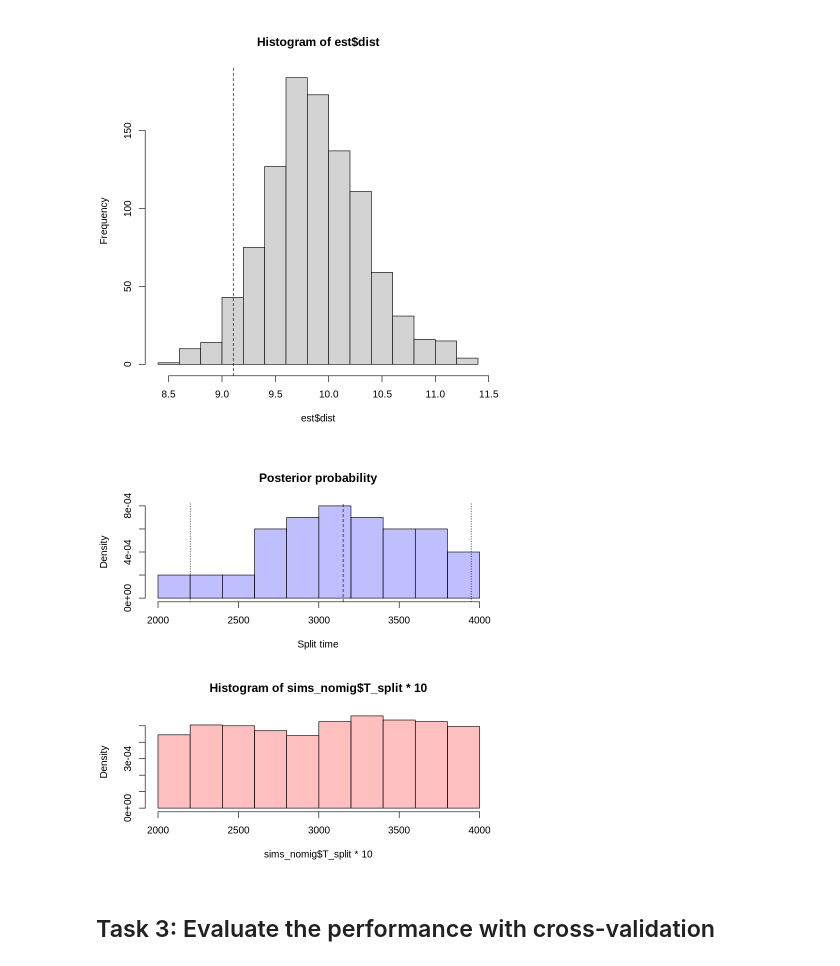
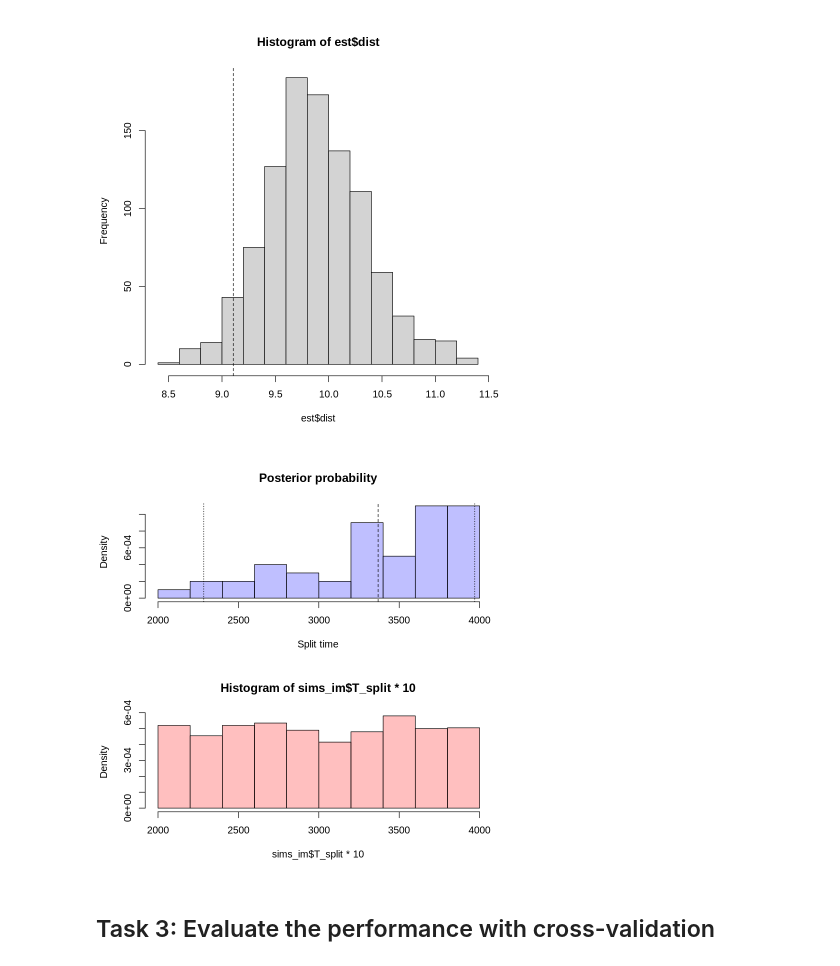
Before and after one commit to manolofperez/Physalia_MLPopGen, a Jupyter notebook: 2026/Day1/Notebooks/practical_ABC_Rscripts.ipynb, the cells around one changed output. Drawn from its saved outputs; the diff is of its cells as text; code cells hidden in the pictures.

```diff
--- a/2026/Day1/Notebooks/practical_ABC_Rscripts.ipynb
+++ b/2026/Day1/Notebooks/practical_ABC_Rscripts.ipynb
@@ -189,20 +189,20 @@ abline(v=max(est$dist[which(est$region)]), lty=2)
 # %%
 # posterior distribution
 par(mfrow=c(2,1))
-hist(est$unadj.values * 10, freq=FALSE, xlim=range(sims_nomig$T_split * 10), col=rgb(0,0,1,1/4), main="Posterior probability", xlab="Split time")
+hist(est$unadj.values * 10, freq=FALSE, xlim=range(sims_im$T_split * 10), col=rgb(0,0,1,1/4), main="Posterior probability", xlab="Split time")
 
 # MAP
 map <- mean(est$unadj.values * 10)
 abline(v=map, lty=2)
 
 # confidence intervals
 hpd <- quantile(x=est$unadj.values * 10, probs=c(0.025,0.975))
 abline(v=hpd, lty=3)
 
 # prior
-hist(sims_nomig$T_split * 10, freq=FALSE, xlim=range(sims_nomig$T_split * 10), col=rgb(1,0,0,1/4))
+hist(sims_im$T_split * 10, freq=FALSE, xlim=range(sims_im$T_split * 10), col=rgb(1,0,0,1/4))
 # %% [output]
-[figure, old version]
+[figure, new version]
 # %% [markdown]
 ## Task 3: Evaluate the performance with cross-validation
 # %%
```
Also changed, not shown: parts of 2 cells of this notebook, 1 other file.
